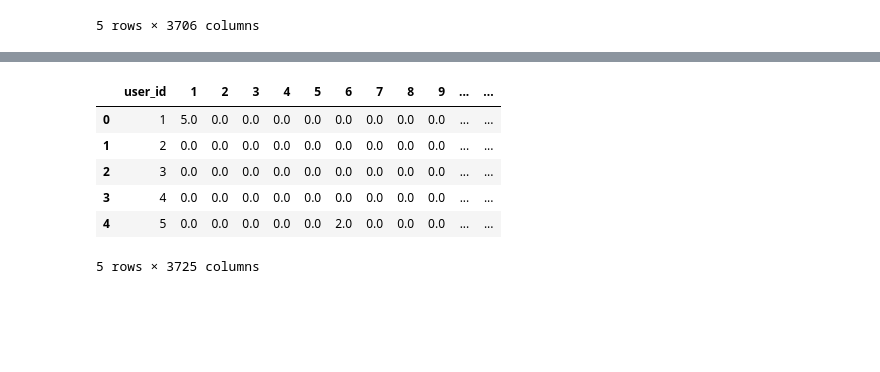
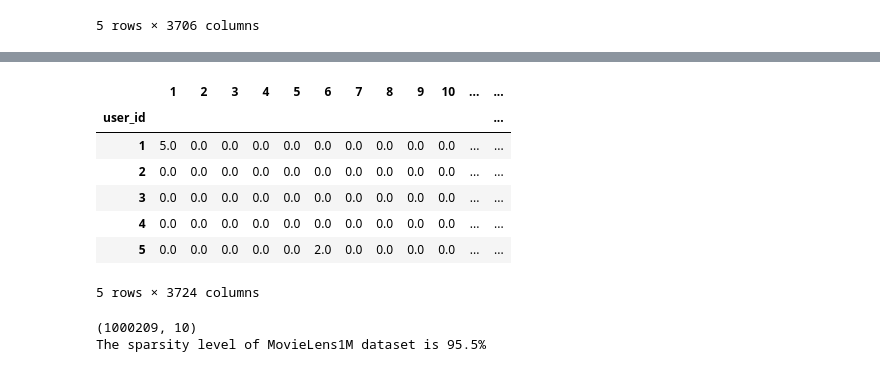
Before and after one commit to nnkhanhn/Recommendation-systems, a Jupyter notebook: RS_Collaborative filtering.ipynb, the cells around one changed output, grey strips where cells are left out. Cells and saved outputs as stored; diff of their text form; code cells hidden in the pictures; blank space fills up the shorter version.

```diff
--- a/RS_Collaborative filtering.ipynb
+++ b/RS_Collaborative filtering.ipynb
@@ -29,5 +29,5 @@ final_df_matrix.head()
 5 rows × 3706 columns
 # %%
 user_profile = pd.read_csv("u_dict.csv")
-print(user_profile.head())
+user_profile.set_index('user_id')
 # %% [output]
@@ -54,11 +48,22 @@ print(user_profile.head())
 # %%
-profile = final_df_matrix.merge(user_profile, on="user_id", how="left")
-profile.head()
+final_df_matrix = final_df_matrix.merge(user_profile,on= 'user_id', how="left")
+final_df_matrix = final_df_matrix.set_index('user_id')
+final_df_matrix.head()
 # %% [output]
-|  | user_id | 1 | 2 | 3 | 4 | 5 | 6 | 7 | 8 | 9 | ... | ... |
-| 0 | 1 | 5.0 | 0.0 | 0.0 | 0.0 | 0.0 | 0.0 | 0.0 | 0.0 | 0.0 | ... | ... |
-| 1 | 2 | 0.0 | 0.0 | 0.0 | 0.0 | 0.0 | 0.0 | 0.0 | 0.0 | 0.0 | ... | ... |
-| 2 | 3 | 0.0 | 0.0 | 0.0 | 0.0 | 0.0 | 0.0 | 0.0 | 0.0 | 0.0 | ... | ... |
-| 3 | 4 | 0.0 | 0.0 | 0.0 | 0.0 | 0.0 | 0.0 | 0.0 | 0.0 | 0.0 | ... | ... |
-| 4 | 5 | 0.0 | 0.0 | 0.0 | 0.0 | 0.0 | 2.0 | 0.0 | 0.0 | 0.0 | ... | ... |
+|  | 1 | 2 | 3 | 4 | 5 | 6 | 7 | 8 | 9 | 10 | ... | ... |
+| user_id |  |  |  |  |  |  |  |  |  |  |  | ... |
+| 1 | 5.0 | 0.0 | 0.0 | 0.0 | 0.0 | 0.0 | 0.0 | 0.0 | 0.0 | 0.0 | ... | ... |
+| 2 | 0.0 | 0.0 | 0.0 | 0.0 | 0.0 | 0.0 | 0.0 | 0.0 | 0.0 | 0.0 | ... | ... |
+| 3 | 0.0 | 0.0 | 0.0 | 0.0 | 0.0 | 0.0 | 0.0 | 0.0 | 0.0 | 0.0 | ... | ... |
+| 4 | 0.0 | 0.0 | 0.0 | 0.0 | 0.0 | 0.0 | 0.0 | 0.0 | 0.0 | 0.0 | ... | ... |
+| 5 | 0.0 | 0.0 | 0.0 | 0.0 | 0.0 | 2.0 | 0.0 | 0.0 | 0.0 | 0.0 | ... | ... |
-5 rows × 3725 columns
+5 rows × 3724 columns
+# %%
+n_users = final_df['user_id'].nunique()
+n_movies = final_df['movie_id'].nunique()
+print(final_df.shape)
+sparsity = round(1.0 - final_df.shape[0] / float(n_users * n_movies), 3)
+print('The sparsity level of MovieLens1M dataset is ' +  str(sparsity * 100) + '%')
+# %% [output]
+(1000209, 10)
+The sparsity level of MovieLens1M dataset is 95.5%
```
Also changed, not shown: parts of 3 cells of this notebook, 6 other files.
